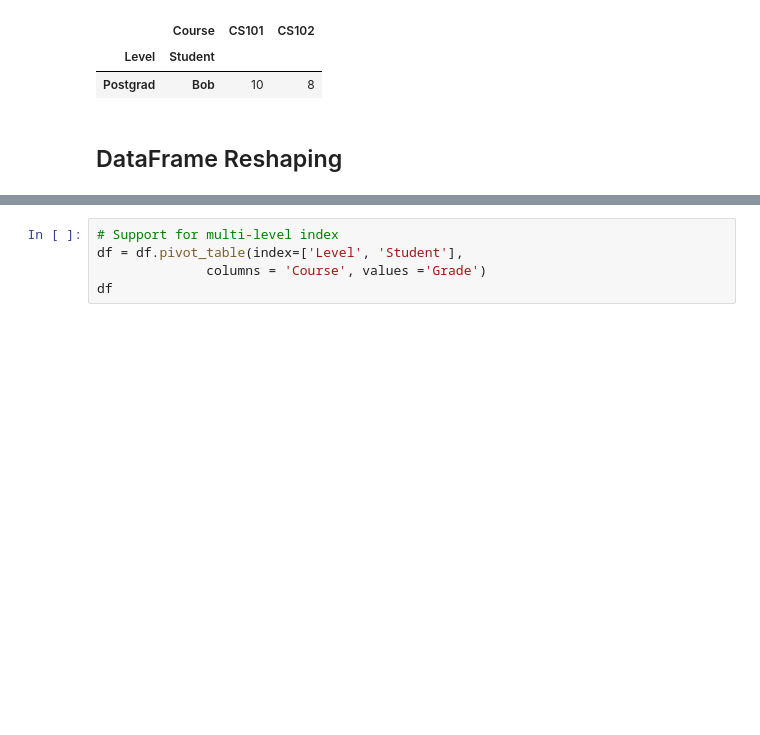
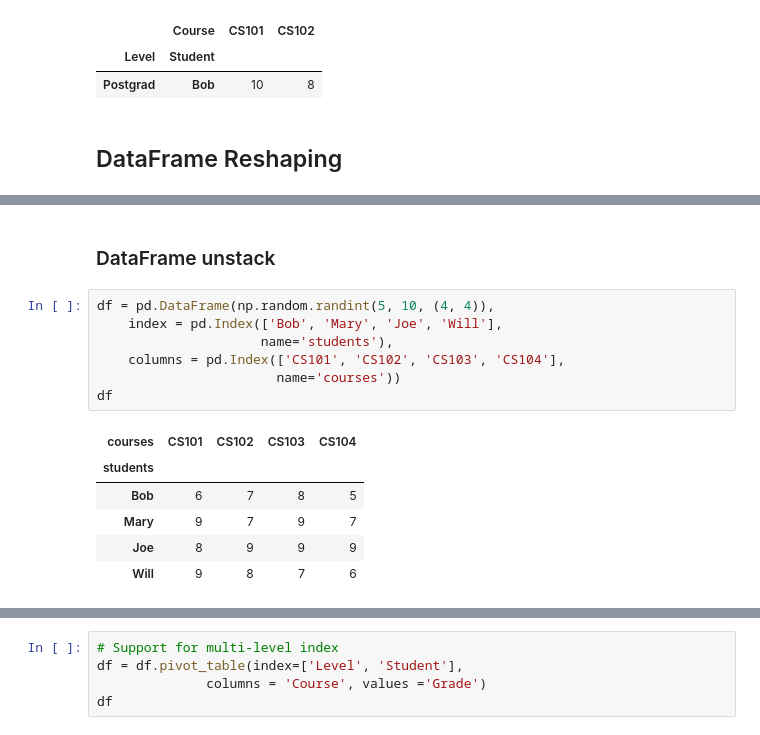
Before and after one commit to bzafiris/jupyter-tutorial, a Jupyter notebook: notebooks/pandas-tutorial.ipynb, the cells around one changed output, grey strips where cells are left out. Drawn from its saved outputs; the diff is of its cells as text; blank space fills up the shorter version.

```diff
--- a/notebooks/pandas-tutorial.ipynb
+++ b/notebooks/pandas-tutorial.ipynb
@@ -346,0 +340,16 @@ df.head()
+# %% [markdown]
+### DataFrame unstack
+# %%
+df = pd.DataFrame(np.random.randint(5, 10, (4, 4)),
+    index = pd.Index(['Bob', 'Mary', 'Joe', 'Will'],
+                     name='students'),
+    columns = pd.Index(['CS101', 'CS102', 'CS103', 'CS104'],
+                       name='courses'))
+df
+# %% [output]
+| courses | CS101 | CS102 | CS103 | CS104 |
+| students |  |  |  |  |
+| Bob | 6 | 7 | 8 | 5 |
+| Mary | 9 | 7 | 9 | 7 |
+| Joe | 8 | 9 | 9 | 9 |
+| Will | 9 | 8 | 7 | 6 |
```
Also changed, not shown: parts of 10 cells of this notebook.
